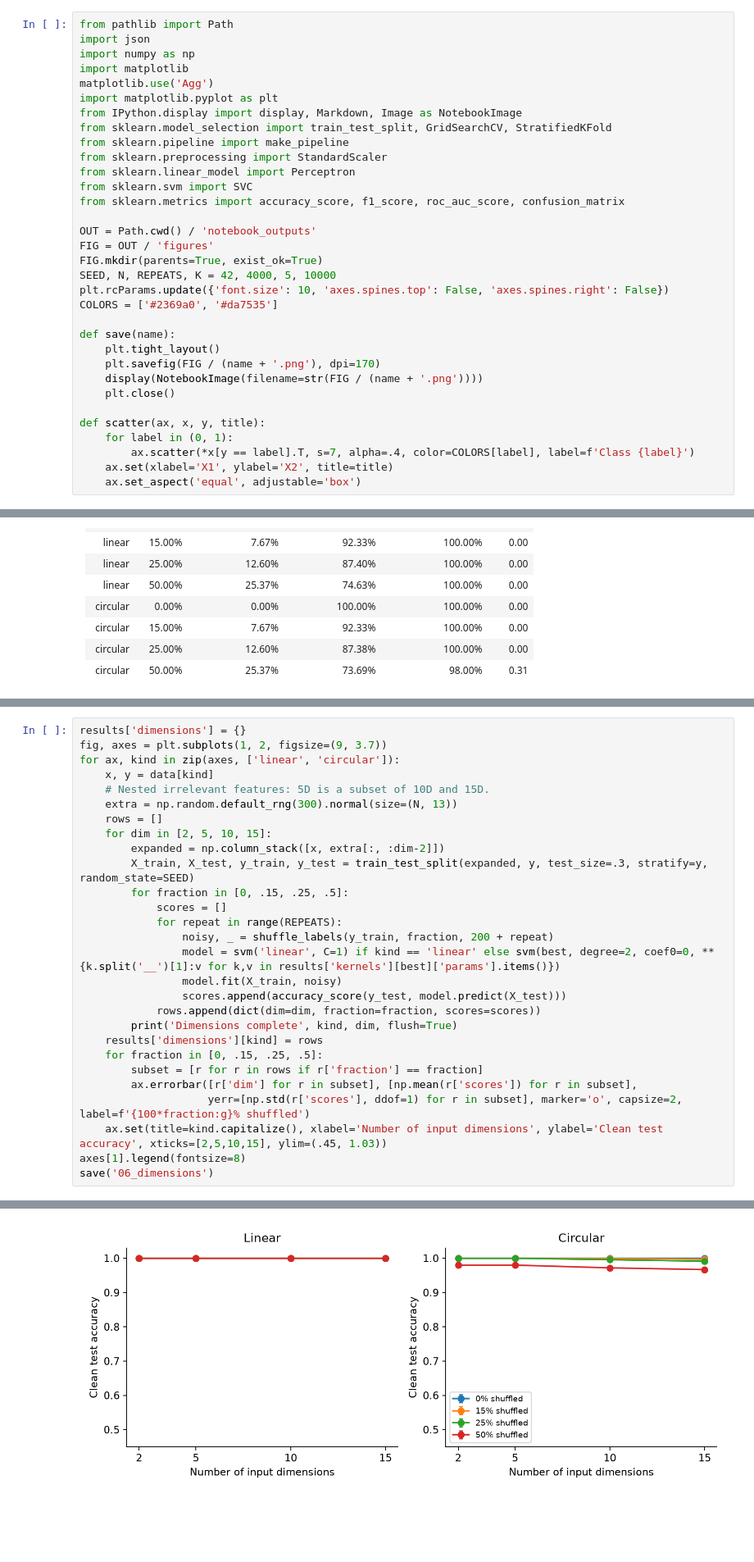
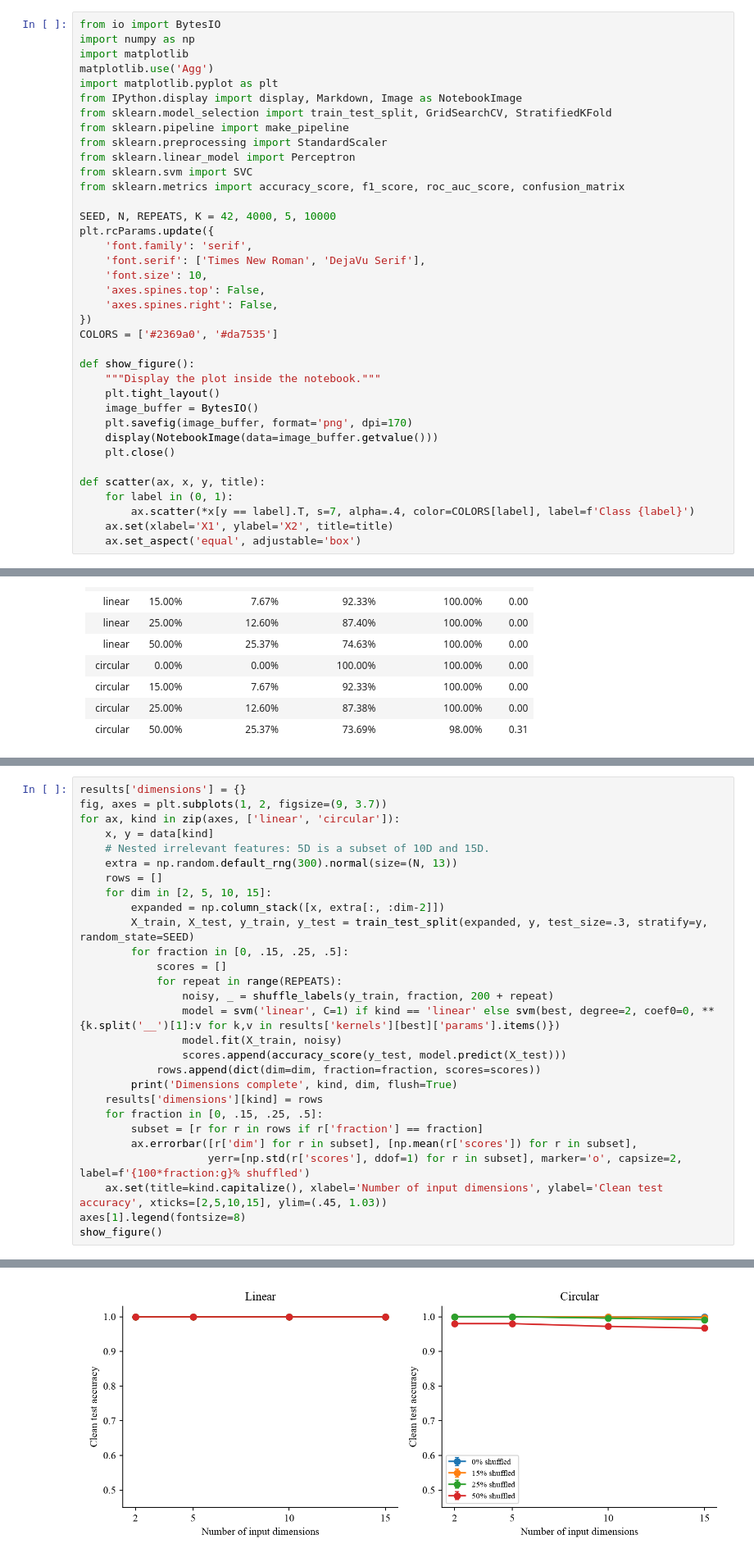
Before and after one commit to gebreabgithub/python-for-machine-learning, a Jupyter notebook: hw02_svm/HW02_SVM_notebook.ipynb, the cells around one changed output, grey strips where cells are left out. Shown at 82% size. Drawn from its saved outputs; the diff is of its cells as text; blank space fills up the shorter version.

```diff
--- a/hw02_svm/HW02_SVM_notebook.ipynb
+++ b/hw02_svm/HW02_SVM_notebook.ipynb
@@ -26,6 +16,5 @@ If packages are missing, run the optional installation cell first. In Google Col
 # %%
-from pathlib import Path
-import json
+from io import BytesIO
 import numpy as np
 import matplotlib
 matplotlib.use('Agg')
@@ -38,17 +27,22 @@ from sklearn.linear_model import Perceptron
 from sklearn.svm import SVC
 from sklearn.metrics import accuracy_score, f1_score, roc_auc_score, confusion_matrix
 
-OUT = Path.cwd() / 'notebook_outputs'
-FIG = OUT / 'figures'
-FIG.mkdir(parents=True, exist_ok=True)
 SEED, N, REPEATS, K = 42, 4000, 5, 10000
-plt.rcParams.update({'font.size': 10, 'axes.spines.top': False, 'axes.spines.right': False})
+plt.rcParams.update({
+    'font.family': 'serif',
+    'font.serif': ['Times New Roman', 'DejaVu Serif'],
+    'font.size': 10,
+    'axes.spines.top': False,
+    'axes.spines.right': False,
+})
 COLORS = ['#2369a0', '#da7535']
 
-def save(name):
+def show_figure():
+    """Display the plot inside the notebook."""
     plt.tight_layout()
-    plt.savefig(FIG / (name + '.png'), dpi=170)
-    display(NotebookImage(filename=str(FIG / (name + '.png'))))
+    image_buffer = BytesIO()
+    plt.savefig(image_buffer, format='png', dpi=170)
+    display(NotebookImage(data=image_buffer.getvalue()))
     plt.close()
 
 def scatter(ax, x, y, title):
@@ -379,35 +351,35 @@ for ax, kind in zip(axes, ['linear', 'circular']):
     extra = np.random.default_rng(300).normal(size=(N, 13))
     rows = []
     for dim in [2, 5, 10, 15]:
         expanded = np.column_stack([x, extra[:, :dim-2]])
         X_train, X_test, y_train, y_test = train_test_split(expanded, y, test_size=.3, stratify=y, random_state=SEED)
         for fraction in [0, .15, .25, .5]:
             scores = []
             for repeat in range(REPEATS):
                 noisy, _ = shuffle_labels(y_train, fraction, 200 + repeat)
                 model = svm('linear', C=1) if kind == 'linear' else svm(best, degree=2, coef0=0, **{k.split('__')[1]:v for k,v in results['kernels'][best]['params'].items()})
                 model.fit(X_train, noisy)
                 scores.append(accuracy_score(y_test, model.predict(X_test)))
             rows.append(dict(dim=dim, fraction=fraction, scores=scores))
         print('Dimensions complete', kind, dim, flush=True)
     results['dimensions'][kind] = rows
     for fraction in [0, .15, .25, .5]:
         subset = [r for r in rows if r['fraction'] == fraction]
         ax.errorbar([r['dim'] for r in subset], [np.mean(r['scores']) for r in subset],
                     yerr=[np.std(r['scores'], ddof=1) for r in subset], marker='o', capsize=2, label=f'{100*fraction:g}% shuffled')
     ax.set(title=kind.capitalize(), xlabel='Number of input dimensions', ylabel='Clean test accuracy', xticks=[2,5,10,15], ylim=(.45, 1.03))
 axes[1].legend(fontsize=8)
-save('06_dimensions')
+show_figure()
 # %% [output]
 Dimensions complete linear 2
 Dimensions complete linear 5
 Dimensions complete linear 10
 Dimensions complete linear 15
 Dimensions complete circular 2
 Dimensions complete circular 5
 Dimensions complete circular 10
 Dimensions complete circular 15
-[figure, old version]
+[figure, new version]
 # %%
 dimension_rows = []
 for kind, conditions in results['dimensions'].items():
```
Also changed, not shown: parts of 27 cells of this notebook, 17 other files.
